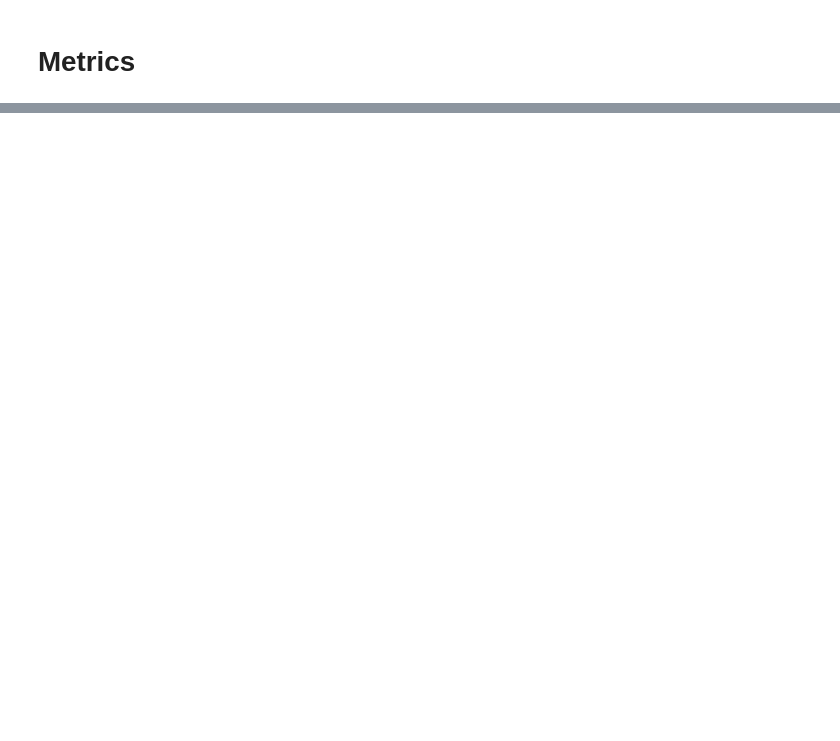
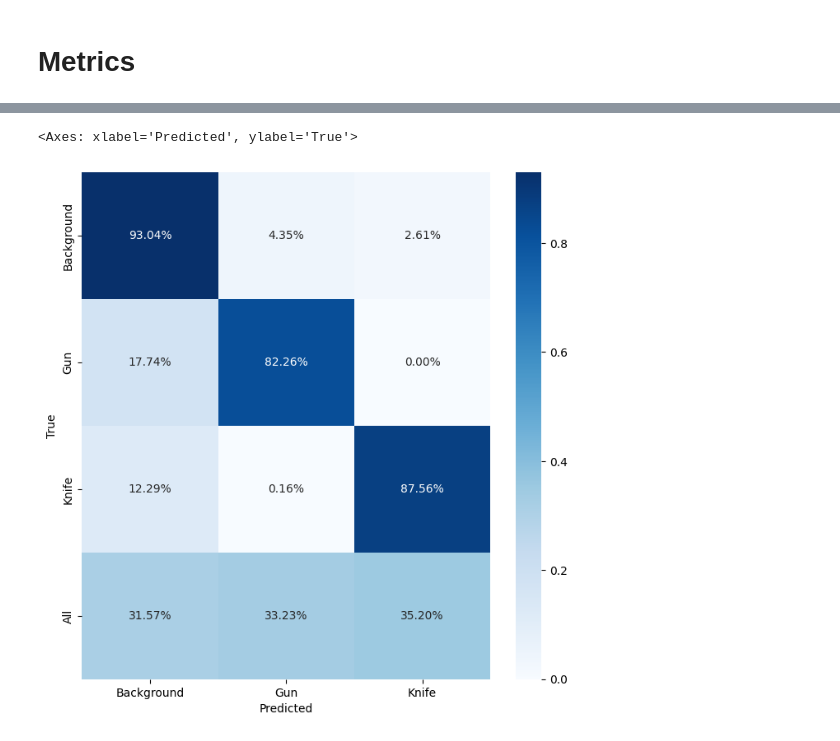
Before and after one commit to Coding-Rod/crime_detection, a Jupyter notebook: ai/reports/Metrics.ipynb, the cells around one changed output, grey strips where cells are left out. Saved outputs shown, nothing was run; the diff lists cells and outputs as text; code cells hidden in the pictures; blank space fills up the shorter version.

```diff
--- a/ai/reports/Metrics.ipynb
+++ b/ai/reports/Metrics.ipynb
@@ -142,0 +724,13 @@ F1-score: 0.907081403399546
+# %%
+# Confusion matrix percentage
+confusion_matrix_percentage = pd.crosstab(df['true_class'], df['predicted_class'], rownames=['True'], colnames=['Predicted'], margins=True, normalize='index')
+plt.figure(figsize=(8, 8))
+
+# Change axes by classnames: ['Background', 'Gun, 'Knife']
+confusion_matrix_percentage = confusion_matrix_percentage.rename(columns={0: 'Background', 1: 'Gun', 2: 'Knife', 3: 'All'})
+confusion_matrix_percentage = confusion_matrix_percentage.rename(index={0: 'Background', 1: 'Gun', 2: 'Knife', 3: 'All'})
+
+sns.heatmap(confusion_matrix_percentage, annot=True, fmt='.2%', cmap='Blues')
+# %% [output]
+<Axes: xlabel='Predicted', ylabel='True'>
+[figure, added]
```
Also changed, not shown: parts of 55 cells of this notebook, 2 other files.
